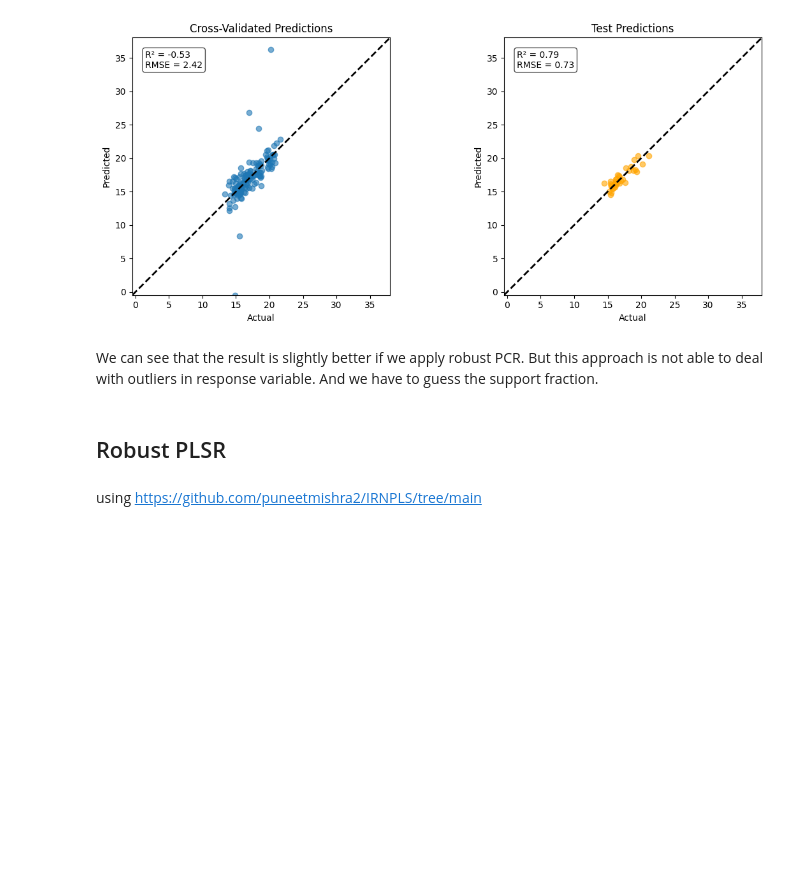
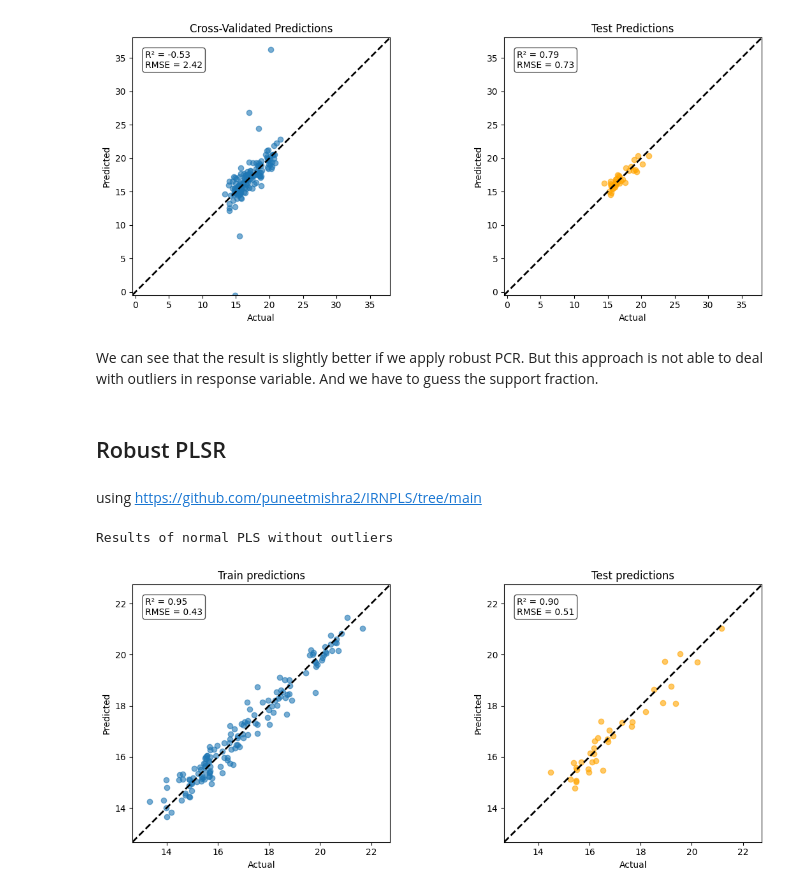
Before and after one commit to LizaGenke/Chemometric-approaches-to-hyperspectral-processing, a Jupyter notebook: robust_analysis.ipynb, the cells around one changed output. Saved outputs shown, nothing was run; the diff lists cells and outputs as text; code cells hidden in the pictures; blank space fills up the shorter version.

```diff
--- a/robust_analysis.ipynb
+++ b/robust_analysis.ipynb
@@ -337,0 +342,12 @@ def irpls(X, Y, lvs, alpha):
+# %%
+from sklearn.cross_decomposition import PLSRegression
+
+pls = PLSRegression(n_components=11)
+pls.fit(X=X_cal_ks, y=y_cal_ks)
+y_pred_pls_cv = pls.predict(X_cal_ks)
+y_pred_pls_test = pls.predict(X_test_ks)
+print("Results of normal PLS without outliers")
+plot_cv_vs_test(y_cal_ks, y_pred_pls_cv, y_test_ks, y_pred_pls_test, plot_titles=["Train predictions", "Test predictions"])
+# %% [output]
+Results of normal PLS without outliers
+[figure, added]
```
Also changed, not shown: parts of 20 cells of this notebook, 2 other files.
